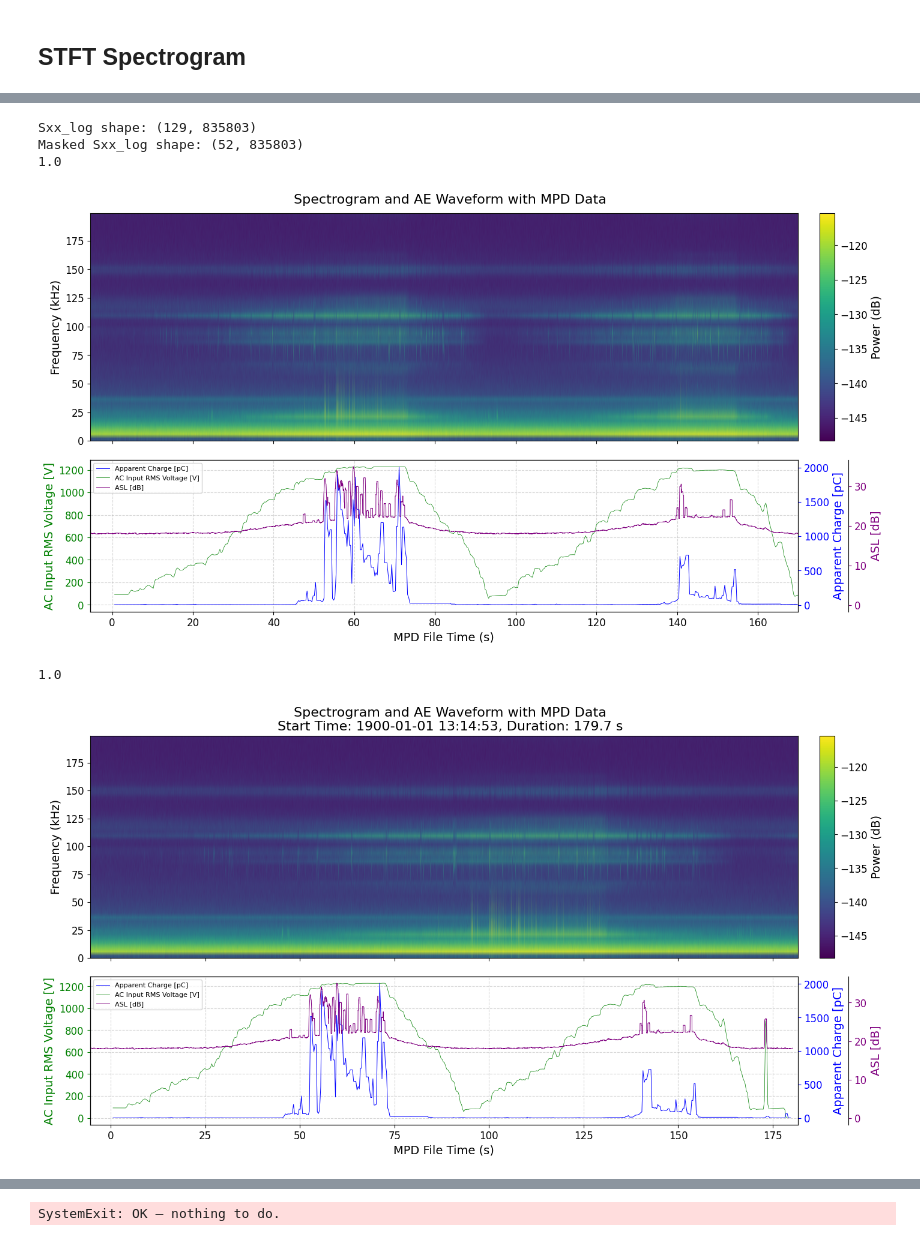
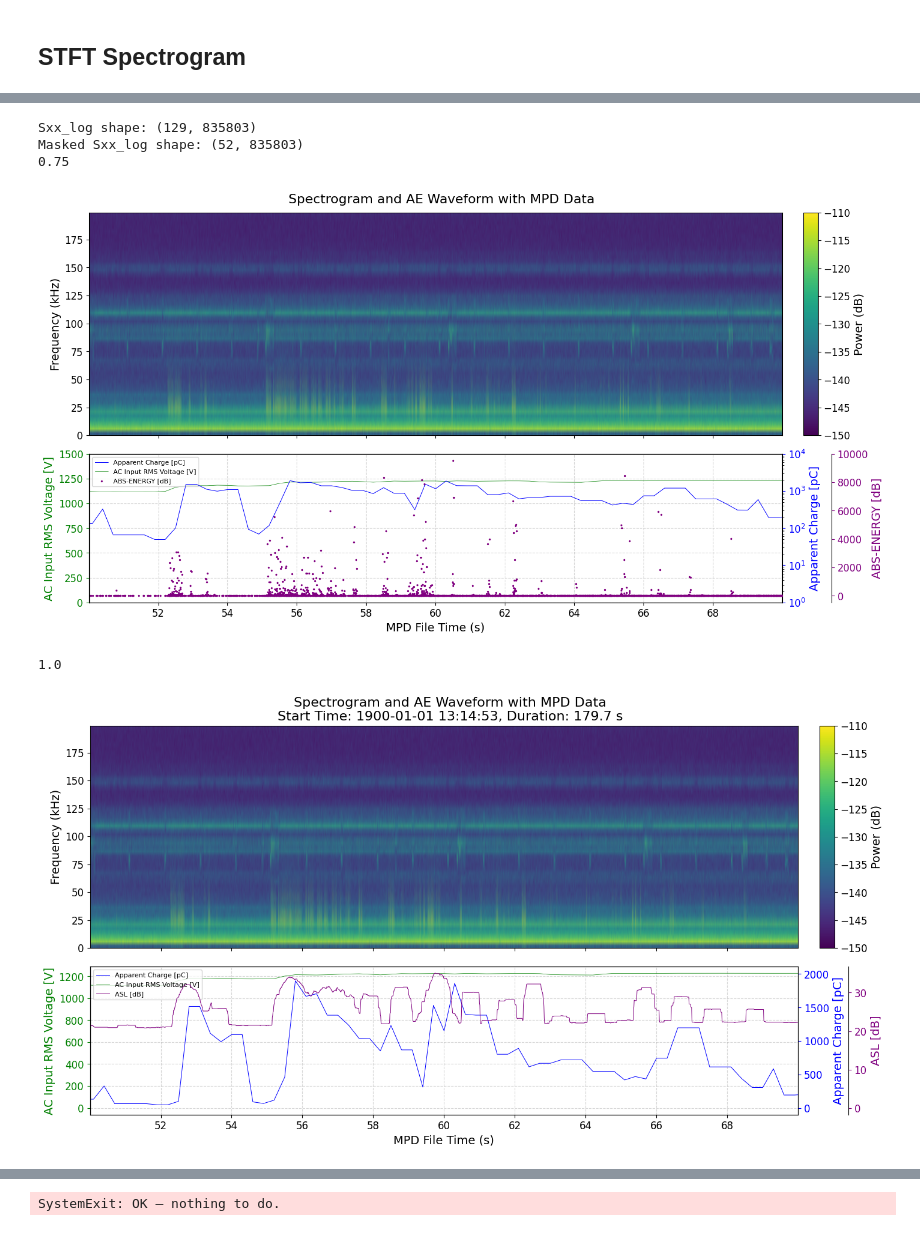
Before and after one commit to spier16/NED3-acoustic-analysis, a Jupyter notebook: Mistras/EasyAE/EasyAE_MPD_Analysis.ipynb, the cells around one changed output, grey strips where cells are left out. Cells and saved outputs as stored; diff of their text form; code cells hidden in the pictures.

Commit message:
top-bottom spectrogram syncing + x-scale

```diff
--- a/Mistras/EasyAE/EasyAE_MPD_Analysis.ipynb
+++ b/Mistras/EasyAE/EasyAE_MPD_Analysis.ipynb
@@ -474,5 +609,4 @@ Sxx_log = 10 * np.log10(Sxx)
 # %%
-max_freq = 200e3  # Frequency (Hz) over which to mask out the y-axis
 freq_mask = frequencies <= max_freq
 masked_frequencies = frequencies[freq_mask]
 masked_Sxx_log = Sxx_log[freq_mask, :]
@@ -480,23 +614,14 @@ masked_Sxx_log = Sxx_log[freq_mask, :]
 # Add the start_time to the times array
 times = times + start_time
 
-min_spectrogram_value_ctrl = psd_db_min
-max_spectrogram_value_ctrl = psd_db_max
-# min_spectrogram_value_ctrl = -30
-# max_spectrogram_value_ctrl = -70
-
 print(f"Sxx_log shape: {Sxx_log.shape}")
 print(f"Masked Sxx_log shape: {masked_Sxx_log.shape}")
 
-# Times (s) over which to mask out the x-axis
-start_time_mask = None
-end_time_mask = 170
+# Calculate the time shift between the AE data and the waveform streaming data
+wfm_stream_file_delay = (wfm_stream_metadata['start_time'] - mistras_tdd_metadata['start_time']).total_seconds()
 
-# Manually adjust the time shift for the AE data relative to the MPD data
-AE_time_shift = -6.5
-
-# Calculate the time shift between the AE data and the waveform streaming data
-wfm_stream_time_shift = (wfm_stream_metadata['start_time'] - mistras_tdd_metadata['start_time']).total_seconds()
+# Manually adjust the time shift for the waveform streaming data relative to the AE data
+wfm_stream_time_shift = wfm_stream_file_delay - .25
 print(wfm_stream_time_shift)
 
 # Create the boolean mask for the x-axis
@@ -517,7 +642,7 @@ masked_Sxx_log = masked_Sxx_log[:, time_mask]
 # %% [output]
 Sxx_log shape: (129, 835803)
 Masked Sxx_log shape: (52, 835803)
-1.0
+0.75
 # %%
 # Create a figure and GridSpec layout: left column for plots, right column for a narrower colorbar
 fig = plt.figure(figsize=(16, 8))
@@ -535,9 +660,6 @@ ax2 = fig.add_subplot(gs[1, 0], sharex=ax1)  # Bottom-left: AE waveform, shares
 cax = fig.add_subplot(gs[0, 1])              # Top-right: colorbar axis (aligned with spectrogram)
 
 # ==== Plot spectrogram on ax1 ====
-vmin = psd_db_min
-vmax = psd_db_max
-
 xmin = masked_times[0]
 xmax = masked_times[-1]
 
@@ -547,8 +669,8 @@ spec_img = ax1.imshow(
     interpolation='bilinear',
     cmap='viridis',
     aspect='auto',
-    vmin=vmin,
-    vmax=vmax
+    vmin=min_spectrogram_value_ctrl,
+    vmax=max_spectrogram_value_ctrl
 )
 ax1.invert_yaxis()
 ax1.set_ylabel('Frequency (kHz)', fontsize=14)
@@ -572,13 +694,13 @@ ax2.plot(
     linewidth=0.5,
     label='AC Input RMS Voltage [V]'
 )
+ax2.set_ylim(0, 1500)  # Set y-limits for AC Input RMS Voltage
 ax2.set_ylabel('AC Input RMS Voltage [V]', fontsize=14, color='green')
 ax2.grid(True, linestyle='--', alpha=0.5)
 
 # Use AutoLocator for x-axis to get nice, even tick values
 ax2.set_xlim(xmin, xmax)
-ax2.xaxis.set_major_locator(mticker.AutoLocator())
-ax2.xaxis.set_major_formatter(mticker.StrMethodFormatter('{x:.0f}'))  # integer format
+ax2.xaxis.set_major_locator(mticker.MaxNLocator(integer=False))
 
 # Set x-axis label on ax2
 ax2.set_xlabel('MPD File Time (s)', fontsize=14)
@@ -598,51 +720,67 @@ ax2b.plot(
 )
 ax2b.set_ylabel('Apparent Charge [pC]', fontsize=14, color='blue')
 ax2b.tick_params(axis='y', labelsize=12, colors='blue')
+ax2b.set_yscale('log')  # Set y-axis to logarithmic scale for better visibility
+ax2b.set_ylim(1e0, 1e4)  # Set y-limits for Apparent Charge axis
+# ax2b.grid(True, linestyle='--', alpha=0.5)
 
 
 
 # ==== Create a third y‐axis for AE ====
+
+# ax2c = ax2.twinx()
+# ax2c.plot(
+#     mistras_tdd_df['TIME']+AE_time_shift,
+#     mistras_tdd_df['ASL_CONTINUOUS'],
+#     color='purple',
+#     linewidth=0.7,
+#     label='ASL [dB]'
+# )
+# ax2c.set_ylabel('ASL [dB]', fontsize=14, color='purple')
+# ax2c.tick_params(axis='y', labelsize=12, colors='purple')
+# ax2c.spines['right'].set_position(('outward', 60))  # Offset the third y-axis
+# ax2c.set_ylim(15, 35)  # Set y-limits for AE axis
+
+
 ax2c = ax2.twinx()
-ax2c.plot(
-    mistras_tdd_df['TIME']+AE_time_shift,
-    mistras_tdd_df['ASL_CONTINUOUS'],
+ax2c.scatter(
+    mistras_df['TIME']+AE_time_shift,
+    mistras_df['ABS-ENERGY'],
     color='purple',
-    linewidth=0.7,
-    label='ASL [dB]'
+    s=2,
+    label='ABS-ENERGY [dB]'
 )
-ax2c.set_ylabel('ASL [dB]', fontsize=14, color='purple')
+ax2c.set_ylabel('ABS-ENERGY [dB]', fontsize=14, color='purple')
 ax2c.tick_params(axis='y', labelsize=12, colors='purple')
 ax2c.spines['right'].set_position(('outward', 60))  # Offset the third y-axis
+# ax2c.set_ylim(15, 35)  # Set y-limits for AE axis
 
 
 
 
 # (Optional) If you want a legend that shows both curves:
 lines_v, labels_v = ax2.get_legend_handles_labels()
 lines_pc,   labels_pc   = ax2b.get_legend_handles_labels()
 lines_ae, labels_ae = ax2c.get_legend_handles_labels()
 ax2.legend(
     lines_pc + lines_v + lines_ae,
     labels_pc + labels_v + labels_ae,
     loc='upper left',
     fontsize=8
 )
 
 fig.subplots_adjust(top=0.94)  # Lower the top of the subplots, leaving room for suptitle
 plt.suptitle(
     f"Spectrogram and AE Waveform with MPD Data",
     # f"\nStart Time: {MPD_metadata['start_time']}, Duration: {MPD_metadata['duration']} s",
     fontsize=16
 )
 plt.show()
 
 plt.close('all')
 # %% [output]
-[figure, old version]
+[figure, new version]
 # %%
-# Manually adjust the time shift for the AE data relative to the MPD data
-AE_time_shift = -6.5
-
 # Calculate the time shift between the AE data and the waveform streaming data
 wfm_stream_time_shift = (wfm_stream_metadata['start_time'] - mistras_tdd_metadata['start_time']).total_seconds()
 print(wfm_stream_time_shift)
@@ -663,18 +801,14 @@ ax2 = fig.add_subplot(gs[1, 0], sharex=ax1)  # Bottom-left: AE waveform, shares
 cax = fig.add_subplot(gs[0, 1])              # Top-right: colorbar axis (aligned with spectrogram)
 
 # ==== Plot spectrogram on ax1 ====
-vmin = psd_db_min
-vmax = psd_db_max
-xmin = times[0]+AE_time_shift+wfm_stream_time_shift
-xmax = times[-1]+AE_time_shift+wfm_stream_time_shift
 spec_img = ax1.imshow(
     masked_Sxx_log,
     extent=[xmin, xmax, masked_frequencies[-1]/1e3, masked_frequencies[0]/1e3],
     interpolation='bilinear',
     cmap='viridis',
     aspect='auto',
-    vmin=vmin,
-    vmax=vmax
+    vmin=min_spectrogram_value_ctrl,
+    vmax=max_spectrogram_value_ctrl
 )
 ax1.invert_yaxis()
 ax1.set_ylabel('Frequency (kHz)', fontsize=14)
@@ -703,8 +837,7 @@ ax2.grid(True, linestyle='--', alpha=0.5)
 
 # Use AutoLocator for x-axis to get nice, even tick values
 ax2.set_xlim(xmin, xmax)
-ax2.xaxis.set_major_locator(mticker.AutoLocator())
-ax2.xaxis.set_major_formatter(mticker.StrMethodFormatter('{x:.0f}'))  # integer format
+ax2.xaxis.set_major_locator(mticker.MaxNLocator(integer=False))
 
 # Set x-axis label on ax2
 ax2.set_xlabel('MPD File Time (s)', fontsize=14)
@@ -765,5 +898,5 @@ plt.show()
 plt.close('all')
 # %% [output]
 1.0
-[figure, old version]
+[figure, new version]
 # %%
```
Also changed, not shown: parts of 5 cells of this notebook, 1 other file.
